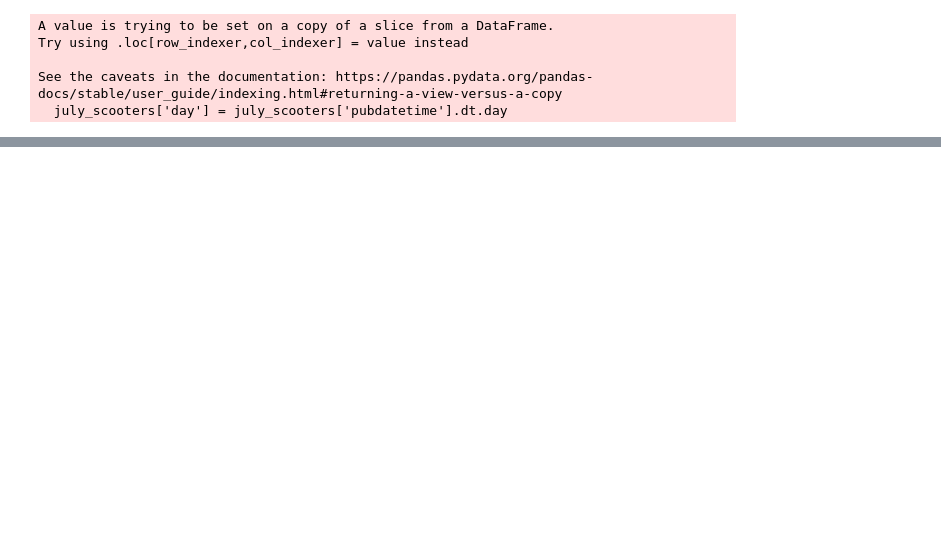
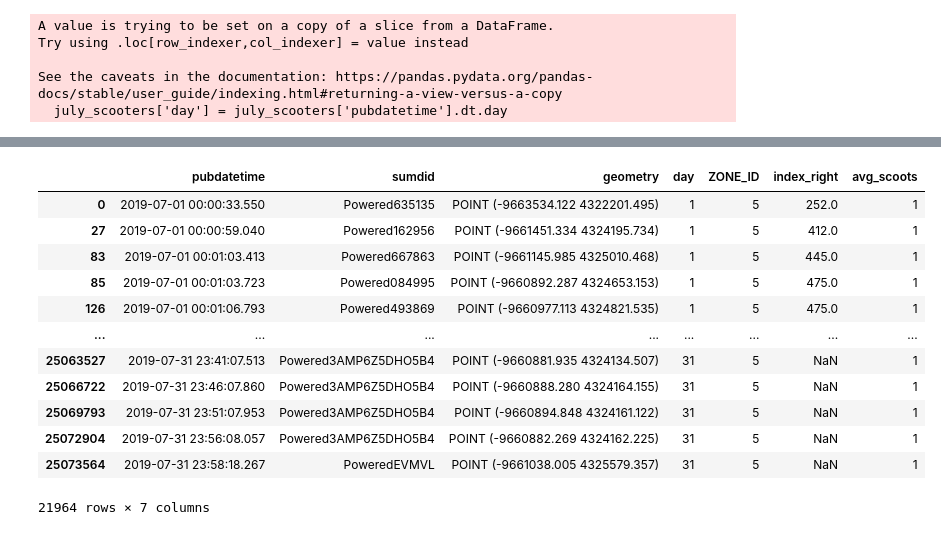
Before and after one commit to Quezadajl/nashville-scooters-project, a Jupyter notebook: notebooks/oct_23_explore.ipynb, the cells around one changed output, grey strips where cells are left out. Cells and saved outputs as stored; diff of their text form; code cells hidden in the pictures; blank space fills up the shorter version.

```diff
--- a/notebooks/oct_23_explore.ipynb
+++ b/notebooks/oct_23_explore.ipynb
@@ -49,0 +190,7 @@ july_scooters.tail()
+# %%
+merged = gpd.sjoin(scoots_in_zone5, cell, how='left', op='within')
+# %%
+# make a simple count variable that we can sum
+merged['avg_scoots']=1
+# Compute stats per grid cell -- aggregate fires to grid cells with dissolve
+dissolve = merged.dissolve(by="index_right", aggfunc="mean")
@@ -49,0 +206,18 @@ july_scooters.tail()
+# %%
+by_sumdid = merged.groupby('sumdid')
+# %%
+by_sumdid.head()
+# %% [output]
+|  | pubdatetime | sumdid | geometry | day | ZONE_ID | index_right | avg_scoots |
+| 0 | 2019-07-01 00:00:33.550 | Powered635135 | POINT (-9663534.122 4322201.495) | 1 | 5 | 252.0 | 1 |
+| 27 | 2019-07-01 00:00:59.040 | Powered162956 | POINT (-9661451.334 4324195.734) | 1 | 5 | 412.0 | 1 |
+| 83 | 2019-07-01 00:01:03.413 | Powered667863 | POINT (-9661145.985 4325010.468) | 1 | 5 | 445.0 | 1 |
+| 85 | 2019-07-01 00:01:03.723 | Powered084995 | POINT (-9660892.287 4324653.153) | 1 | 5 | 475.0 | 1 |
+| 126 | 2019-07-01 00:01:06.793 | Powered493869 | POINT (-9660977.113 4324821.535) | 1 | 5 | 475.0 | 1 |
+| ... | ... | ... | ... | ... | ... | ... | ... |
+| 25063527 | 2019-07-31 23:41:07.513 | Powered3AMP6Z5DHO5B4 | POINT (-9660881.935 4324134.507) | 31 | 5 | NaN | 1 |
+| 25066722 | 2019-07-31 23:46:07.860 | Powered3AMP6Z5DHO5B4 | POINT (-9660888.280 4324164.155) | 31 | 5 | NaN | 1 |
+| 25069793 | 2019-07-31 23:51:07.953 | Powered3AMP6Z5DHO5B4 | POINT (-9660894.848 4324161.122) | 31 | 5 | NaN | 1 |
+| 25072904 | 2019-07-31 23:56:08.057 | Powered3AMP6Z5DHO5B4 | POINT (-9660882.269 4324162.225) | 31 | 5 | NaN | 1 |
+| 25073564 | 2019-07-31 23:58:18.267 | PoweredEVMVL | POINT (-9661038.005 4325579.357) | 31 | 5 | NaN | 1 |
+21964 rows × 7 columns
```
Also changed, not shown: parts of 28 cells of this notebook, 11 other files.
